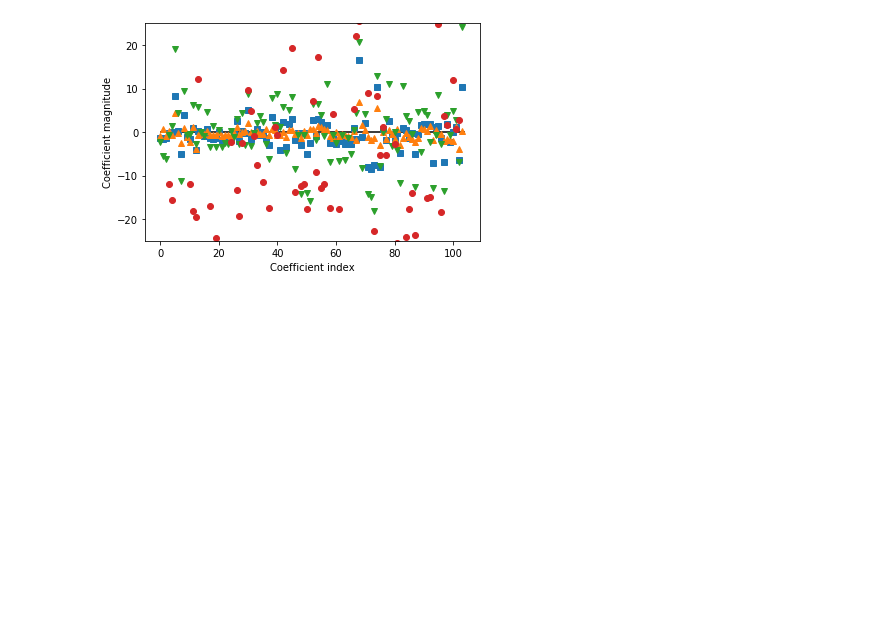
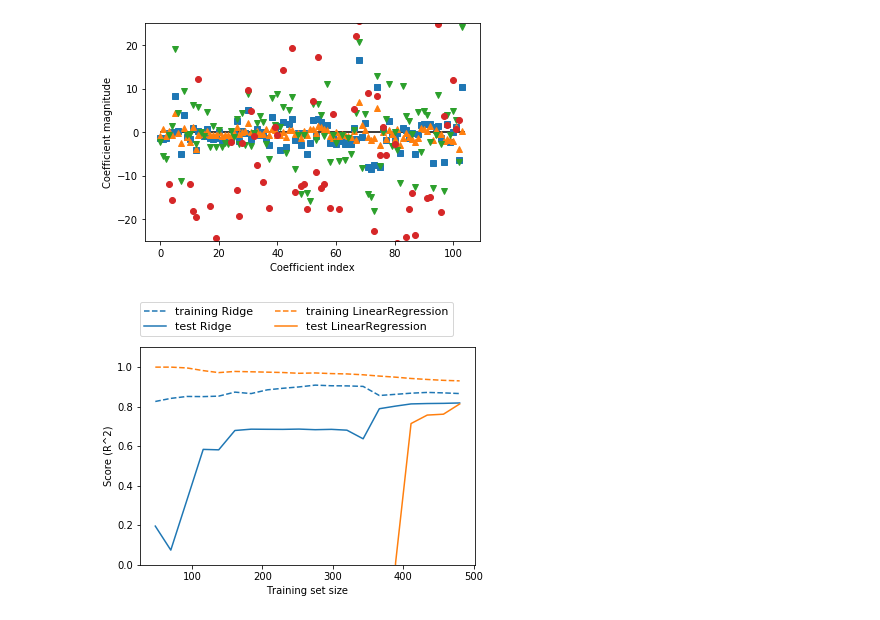
Before and after one commit to bgolpour/Introduciton_to_Machine_Learning, a Jupyter notebook: Ridge Regression.ipynb, the cells around one changed output. Cells and saved outputs as stored; diff of their text form; code cells hidden in the pictures; blank space fills up the shorter version.

```diff
--- a/Ridge Regression.ipynb
+++ b/Ridge Regression.ipynb
@@ -47,3 +47,7 @@ plt.legend
 # %% [output]
 <function matplotlib.pyplot.legend(*args, **kwargs)>
 [figure]
+# %%
+mglearn.plots.plot_ridge_n_samples()
+# %% [output]
+[figure, added]
```
Also changed, not shown: parts of 1 cell of this notebook, 5 other files.
